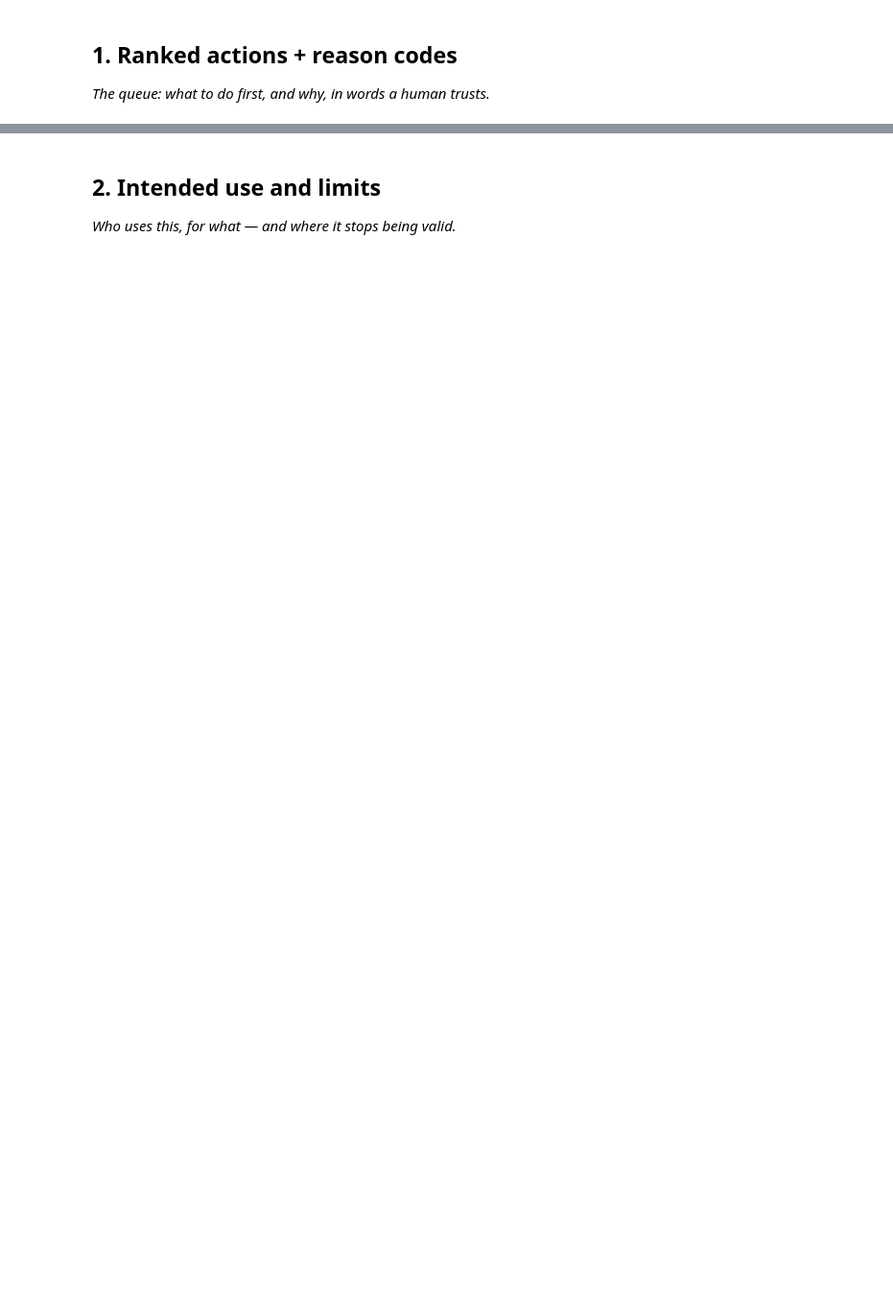
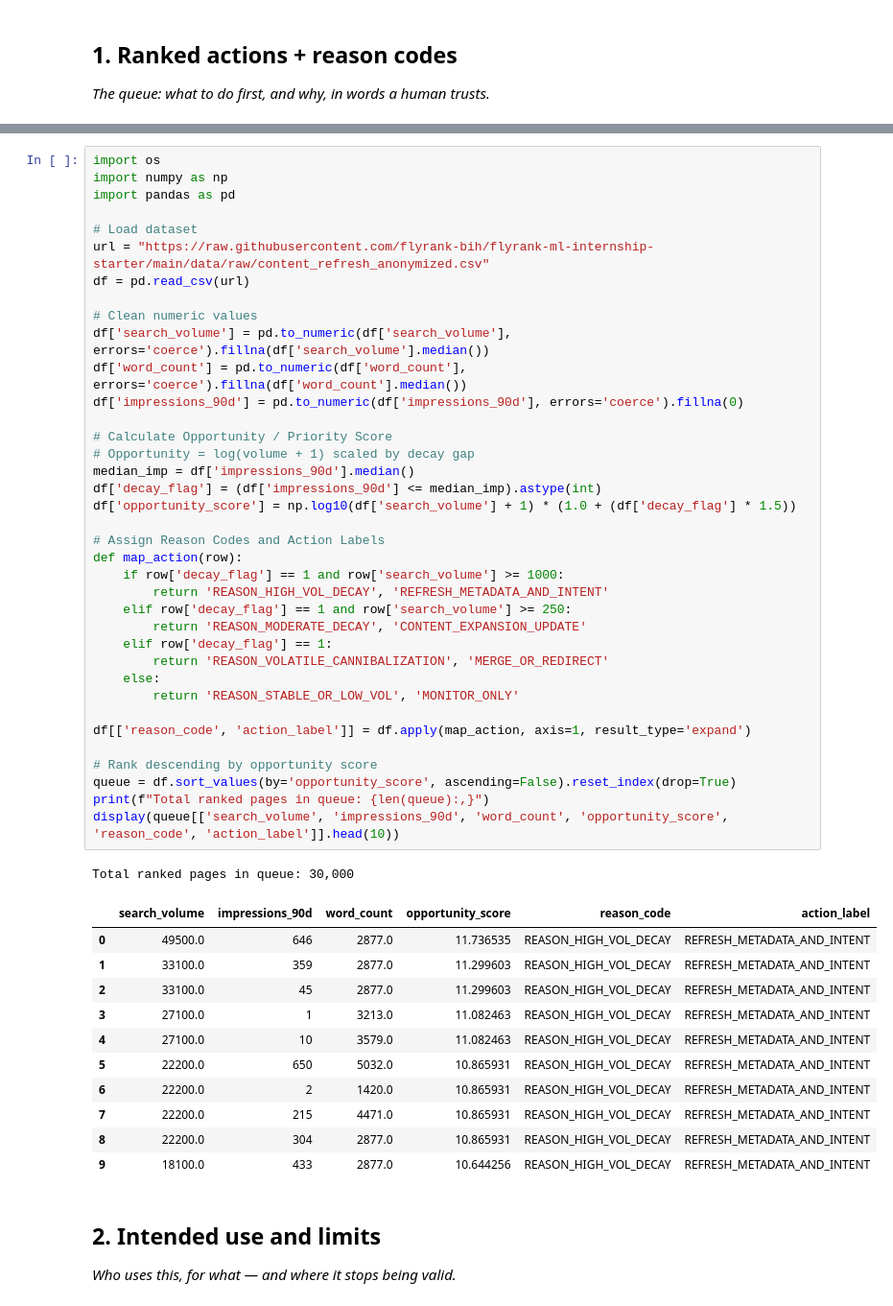
Before and after one commit to praneethilluru/testtt, a Jupyter notebook: work/notebooks/w07_action_playbook.ipynb, the cells around one changed output, grey strips where cells are left out. Shown at 96% size. Cells and saved outputs as stored; diff of their text form; blank space fills up the shorter version.

```diff
--- a/work/notebooks/w07_action_playbook.ipynb
+++ b/work/notebooks/w07_action_playbook.ipynb
@@ -16,3 +30,53 @@ This skeleton is yours to fill. Work the sections **in order** — each one has
+# %%
+import os
+import numpy as np
+import pandas as pd
+
+# Load dataset
+url = "https://raw.githubusercontent.com/flyrank-bih/flyrank-ml-internship-starter/main/data/raw/content_refresh_anonymized.csv"
+df = pd.read_csv(url)
+
+# Clean numeric values
+df['search_volume'] = pd.to_numeric(df['search_volume'], errors='coerce').fillna(df['search_volume'].median())
+df['word_count'] = pd.to_numeric(df['word_count'], errors='coerce').fillna(df['word_count'].median())
+df['impressions_90d'] = pd.to_numeric(df['impressions_90d'], errors='coerce').fillna(0)
+
+# Calculate Opportunity / Priority Score
+# Opportunity = log(volume + 1) scaled by decay gap
+median_imp = df['impressions_90d'].median()
+df['decay_flag'] = (df['impressions_90d'] <= median_imp).astype(int)
+df['opportunity_score'] = np.log10(df['search_volume'] + 1) * (1.0 + (df['decay_flag'] * 1.5))
+
+# Assign Reason Codes and Action Labels
+def map_action(row):
+    if row['decay_flag'] == 1 and row['search_volume'] >= 1000:
+        return 'REASON_HIGH_VOL_DECAY', 'REFRESH_METADATA_AND_INTENT'
+    elif row['decay_flag'] == 1 and row['search_volume'] >= 250:
+        return 'REASON_MODERATE_DECAY', 'CONTENT_EXPANSION_UPDATE'
+    elif row['decay_flag'] == 1:
+        return 'REASON_VOLATILE_CANNIBALIZATION', 'MERGE_OR_REDIRECT'
+    else:
+        return 'REASON_STABLE_OR_LOW_VOL', 'MONITOR_ONLY'
+
+df[['reason_code', 'action_label']] = df.apply(map_action, axis=1, result_type='expand')
+
+# Rank descending by opportunity score
+queue = df.sort_values(by='opportunity_score', ascending=False).reset_index(drop=True)
+print(f"Total ranked pages in queue: {len(queue):,}")
+display(queue[['search_volume', 'impressions_90d', 'word_count', 'opportunity_score', 'reason_code', 'action_label']].head(10))
+# %% [output]
+Total ranked pages in queue: 30,000
+|  | search_volume | impressions_90d | word_count | opportunity_score | reason_code | action_label |
+| 0 | 49500.0 | 646 | 2877.0 | 11.736535 | REASON_HIGH_VOL_DECAY | REFRESH_METADATA_AND_INTENT |
+| 1 | 33100.0 | 359 | 2877.0 | 11.299603 | REASON_HIGH_VOL_DECAY | REFRESH_METADATA_AND_INTENT |
+| 2 | 33100.0 | 45 | 2877.0 | 11.299603 | REASON_HIGH_VOL_DECAY | REFRESH_METADATA_AND_INTENT |
+| 3 | 27100.0 | 1 | 3213.0 | 11.082463 | REASON_HIGH_VOL_DECAY | REFRESH_METADATA_AND_INTENT |
+| 4 | 27100.0 | 10 | 3579.0 | 11.082463 | REASON_HIGH_VOL_DECAY | REFRESH_METADATA_AND_INTENT |
+| 5 | 22200.0 | 650 | 5032.0 | 10.865931 | REASON_HIGH_VOL_DECAY | REFRESH_METADATA_AND_INTENT |
+| 6 | 22200.0 | 2 | 1420.0 | 10.865931 | REASON_HIGH_VOL_DECAY | REFRESH_METADATA_AND_INTENT |
+| 7 | 22200.0 | 215 | 4471.0 | 10.865931 | REASON_HIGH_VOL_DECAY | REFRESH_METADATA_AND_INTENT |
+| 8 | 22200.0 | 304 | 2877.0 | 10.865931 | REASON_HIGH_VOL_DECAY | REFRESH_METADATA_AND_INTENT |
+| 9 | 18100.0 | 433 | 2877.0 | 10.644256 | REASON_HIGH_VOL_DECAY | REFRESH_METADATA_AND_INTENT |
 # %% [markdown]
 ## 2. Intended use and limits
 
```
Also changed, not shown: parts of 14 cells of this notebook.
